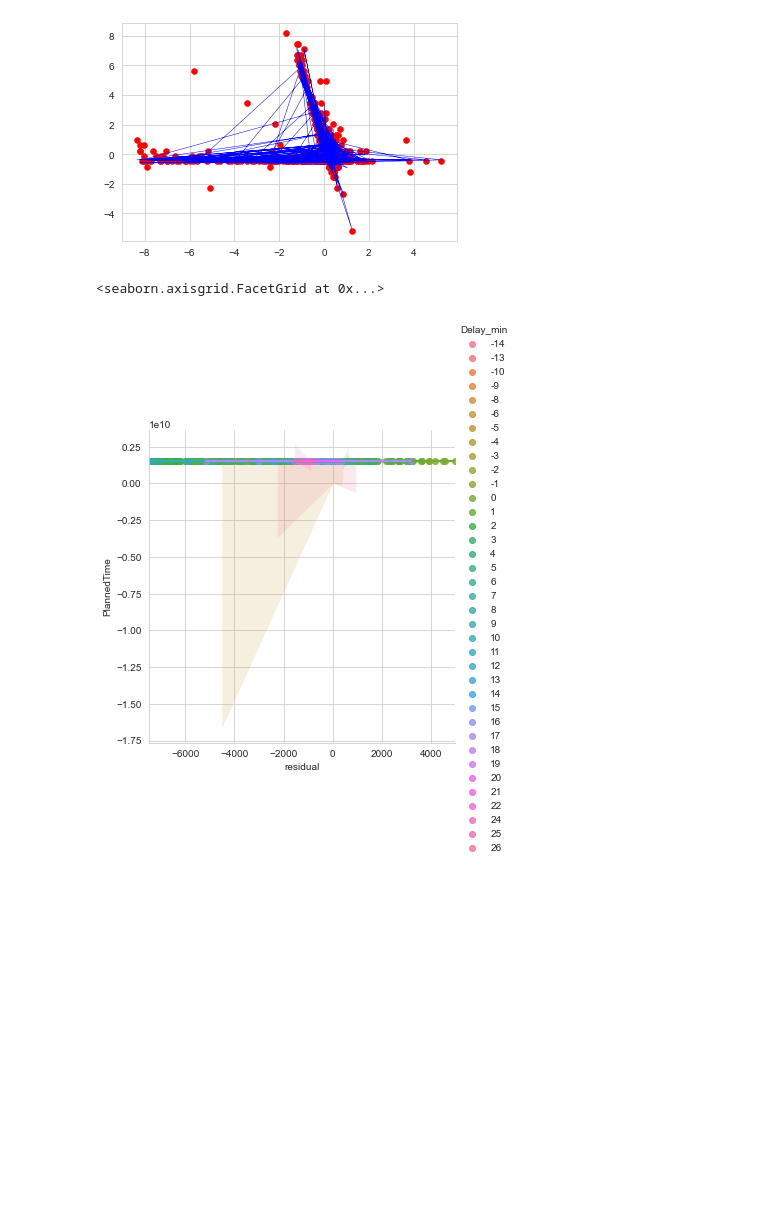
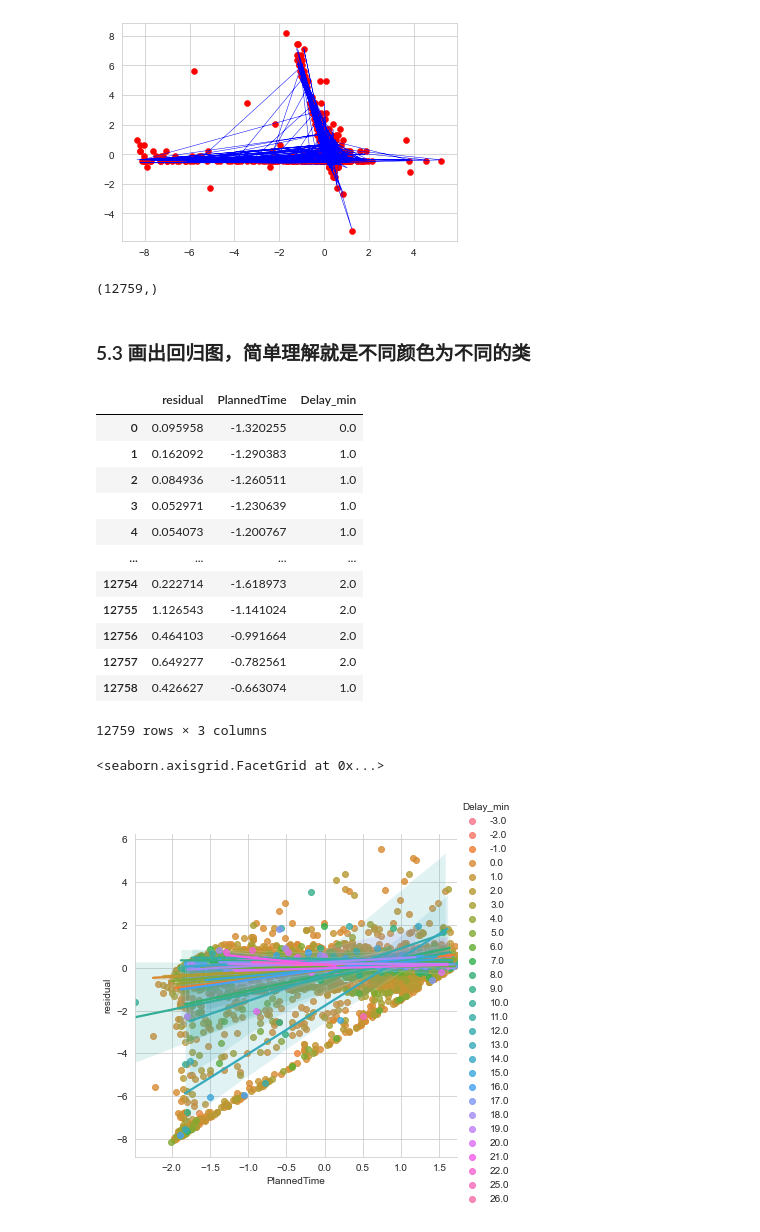
Before and after one commit to Xiaomut/RAS_TCP-Predict, a Jupyter notebook: exp1.ipynb, the cells around one changed output. Saved outputs shown, nothing was run; the diff lists cells and outputs as text; code cells hidden in the pictures; blank space fills up the shorter version.

Commit message:
add plotting

```diff
--- a/exp1.ipynb
+++ b/exp1.ipynb
@@ -539,10 +541,35 @@ plt.plot(residual_test, y_predict,color='blue', linewidth=0.5, ls='-')
 # %% [output]
 [<matplotlib.lines.Line2D at 0x...>]
 [figure]
+# %%
+residual_sta = ss_X.fit_transform(process_data_final[['residual']]).reshape(len(residual_sta))
+plantime_sta = ss_X.fit_transform(process_data_final[['PlannedTime']]).reshape(len(plantime_sta))
+residual_sta.shape
+# %% [output]
+(12759,)
+# %% [markdown]
+### 5.3 画出回归图，简单理解就是不同颜色为不同的类
+# %%
+sta_df = pd.DataFrame([residual_sta, plantime_sta]).T
+sta_df.columns = ['residual', 'PlannedTime']
+sta_df['Delay_min'] = process_data_final['Delay_min']
+sta_df
+# %% [output]
+|  | residual | PlannedTime | Delay_min |
+| 0 | 0.095958 | -1.320255 | 0.0 |
+| 1 | 0.162092 | -1.290383 | 1.0 |
+| 2 | 0.084936 | -1.260511 | 1.0 |
+| 3 | 0.052971 | -1.230639 | 1.0 |
+| 4 | 0.054073 | -1.200767 | 1.0 |
+| ... | ... | ... | ... |
+| 12754 | 0.222714 | -1.618973 | 2.0 |
+| 12755 | 1.126543 | -1.141024 | 2.0 |
+| 12756 | 0.464103 | -0.991664 | 2.0 |
+| 12757 | 0.649277 | -0.782561 | 2.0 |
+| 12758 | 0.426627 | -0.663074 | 1.0 |
+12759 rows × 3 columns
 # %%
-
-
-sns.lmplot(x="residual", y="PlannedTime", data=process_data_final, hue='Delay_min', size=5,order=1)
+sns.lmplot(x="PlannedTime", y="residual", data=sta_df, hue='Delay_min', size=5,order=1)
 # %% [output]
 <seaborn.axisgrid.FacetGrid at 0x...>
-[figure, old version]
+[figure, new version]
```
Also changed, not shown: parts of 1 cell of this notebook.
